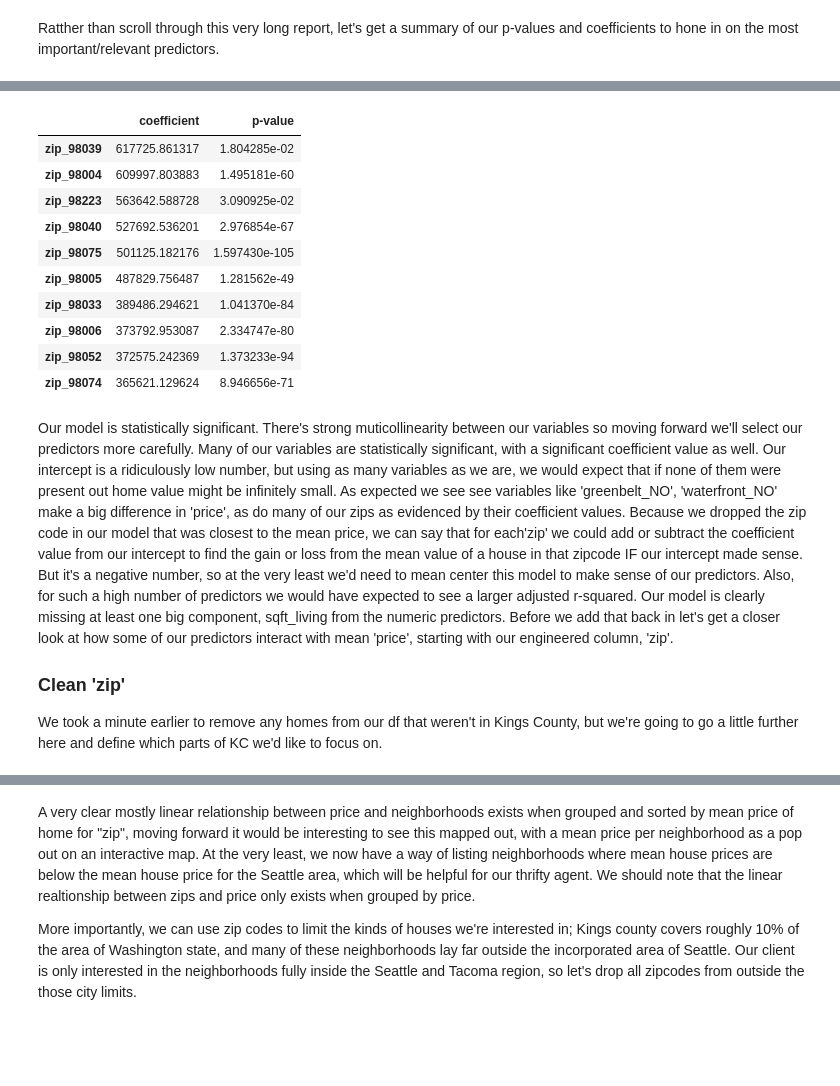
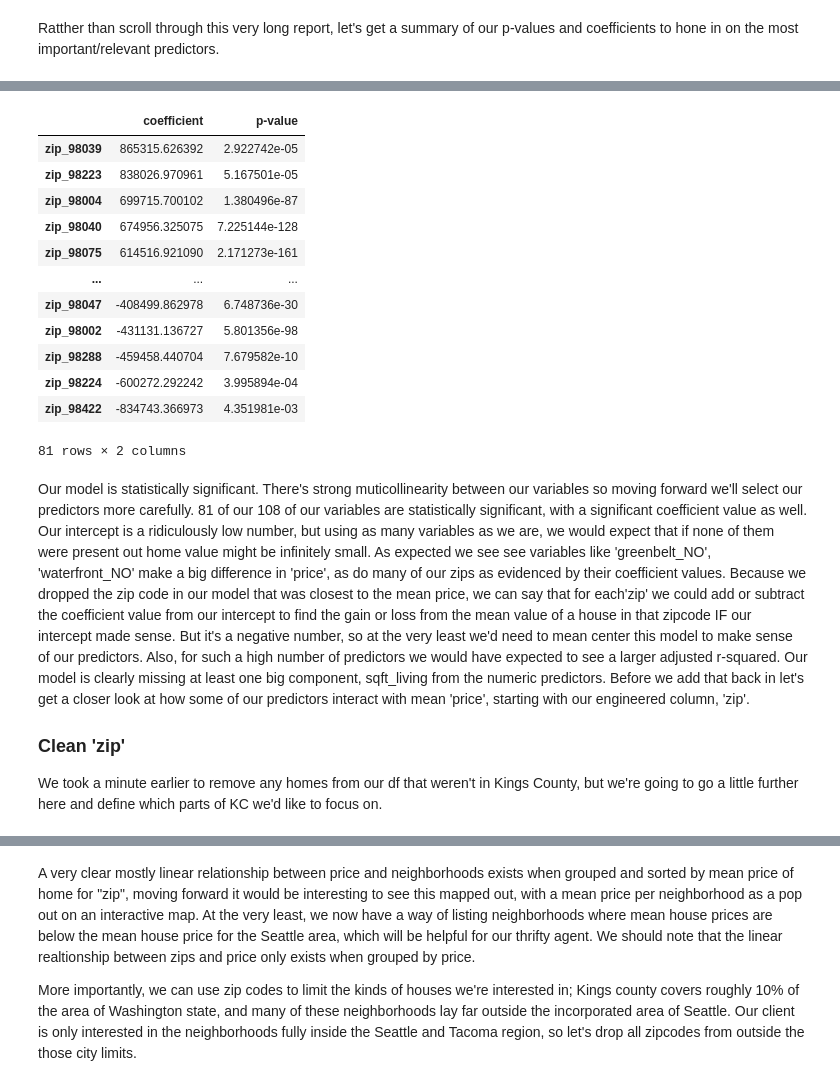
Before and after one commit to slowings/phase2-project, a Jupyter notebook: Final.ipynb, the cells around one changed output, grey strips where cells are left out. Cells and saved outputs as stored; diff of their text form; code cells hidden in the pictures; blank space fills up the shorter version.

```diff
--- a/Final.ipynb
+++ b/Final.ipynb
@@ -254,9 +270,9 @@ Name: sqft_living, dtype: float64
 Our std of 871 indicates that we should also be looking for outliers- when considering mean house size, that's a pretty large margin of error (almost 1/2 of the average sized house in KC) and so there must be houses that are exceptionally large that are skewing our model.  We can also see from our min value of 3 that there might be some errors and outliers on the smaller side too, we'll need to remove some of these.  However, we need to be very careful about how we do this, as removing data can lead to model manipulation and less acuuracy overall.  We'll remove all houses in the typical oulier range of 3%, to minimize model manipulation, but gain some accuracy in our predictions.  This will drop considerably fewer records than preserving the middle quartile range, so our model should still be fairly accurate.
 # %%
 #establish quantiles
-q_low = df_clean['sqft_living'].quantile(0.03)
+q_low = kc_clean['sqft_living'].quantile(0.03)
 
-q_high = df_clean['sqft_living'].quantile(0.97)
+q_high = kc_clean['sqft_living'].quantile(0.97)
 # %%
 #remove outliers
-kc_clean= df_clean[(df_clean['sqft_living']< q_high) & (df_clean['sqft_living']> q_low)]
+df_kc= kc_clean[(kc_clean['sqft_living']< q_high) & (kc_clean['sqft_living']> q_low)]
@@ -282,8 +293,8 @@ Name: sqft_living, dtype: float64
 We can see that our std has dropped to 733 from 871 for sqft_living by dropping 1767 outliers out of 28,642 records.  Let's build our first model to see how sqft_living would interact with 'price' on it's own.
 # %%
 # Build a model to fit a regression line and check the distribution of sqft_living
-y=df_clean['price']
-X=df_clean['sqft_living']
+y=df_kc['price']
+X=df_kc['sqft_living']
 
 sgft_model = sm.OLS(y, sm.add_constant(X))
 sqft_results = sgft_model.fit()
@@ -344,8 +351,8 @@ min      2.756300e+04
 max      1.574000e+07
 Name: price, dtype: float64
 # %%
-std_thresh = kc_clean.price.std()*3
-kc_clean= kc_clean[kc_clean['price'] <= std_thresh]
+std_thresh = df_kc.price.std()*3
+kc_clean= df_kc[df_kc['price'] <= std_thresh]
 # %%
 sm.qqplot(kc_clean['price'], line='r');
 # %% [output]
@@ -437,21 +444,23 @@ results_raw
 108 rows × 2 columns
 # %%
 results_raw = results_raw[results_raw["p-value"] < 0.05].sort_values(by="coefficient", ascending=False)
-results_raw.head(10)
+results_raw
 # %% [output]
 |  | coefficient | p-value |
-| zip_98039 | 617725.861317 | 1.804285e-02 |
-| zip_98004 | 609997.803883 | 1.495181e-60 |
-| zip_98223 | 563642.588728 | 3.090925e-02 |
-| zip_98040 | 527692.536201 | 2.976854e-67 |
-| zip_98075 | 501125.182176 | 1.597430e-105 |
-| zip_98005 | 487829.756487 | 1.281562e-49 |
-| zip_98033 | 389486.294621 | 1.041370e-84 |
-| zip_98006 | 373792.953087 | 2.334747e-80 |
-| zip_98052 | 372575.242369 | 1.373233e-94 |
-| zip_98074 | 365621.129624 | 8.946656e-71 |
+| zip_98039 | 865315.626392 | 2.922742e-05 |
+| zip_98223 | 838026.970961 | 5.167501e-05 |
+| zip_98004 | 699715.700102 | 1.380496e-87 |
+| zip_98040 | 674956.325075 | 7.225144e-128 |
+| zip_98075 | 614516.921090 | 2.171273e-161 |
+| ... | ... | ... |
+| zip_98047 | -408499.862978 | 6.748736e-30 |
+| zip_98002 | -431131.136727 | 5.801356e-98 |
+| zip_98288 | -459458.440704 | 7.679582e-10 |
+| zip_98224 | -600272.292242 | 3.995894e-04 |
+| zip_98422 | -834743.366973 | 4.351981e-03 |
+81 rows × 2 columns
 # %% [markdown]
-Our model is statistically significant. There's strong muticollinearity between our variables so moving forward we'll select our predictors more carefully.  Many of our variables are statistically significant, with a significant coefficient value as well.  Our intercept is a ridiculously low number, but using as many variables as we are, we would expect that if none of them were present out home value might be infinitely small.  As expected we see see variables like 'greenbelt_NO', 'waterfront_NO' make a big difference in 'price', as do many of our zips as evidenced by their coefficient values.  Because we dropped the zip code in our model that was closest to the mean price, we can say that for each'zip' we could add or subtract the coefficient value from our intercept to find the gain or loss from the mean value of a house in that zipcode IF our intercept made sense.  But it's a negative number, so at the very least we'd need to mean center this model to make sense of our predictors. Also, for such a high number of predictors we would have expected to see a larger adjusted r-squared.  Our model is clearly missing at least one big component, sqft_living from the numeric predictors.  Before we add that back in let's get a closer look at how some of our predictors interact with mean 'price', starting with our engineered column, 'zip'.
+Our model is statistically significant. There's strong muticollinearity between our variables so moving forward we'll select our predictors more carefully.  81 of our 108 of our variables are statistically significant, with a significant coefficient value as well.  Our intercept is a ridiculously low number, but using as many variables as we are, we would expect that if none of them were present out home value might be infinitely small.  As expected we see see variables like 'greenbelt_NO', 'waterfront_NO' make a big difference in 'price', as do many of our zips as evidenced by their coefficient values.  Because we dropped the zip code in our model that was closest to the mean price, we can say that for each'zip' we could add or subtract the coefficient value from our intercept to find the gain or loss from the mean value of a house in that zipcode IF our intercept made sense.  But it's a negative number, so at the very least we'd need to mean center this model to make sense of our predictors. Also, for such a high number of predictors we would have expected to see a larger adjusted r-squared.  Our model is clearly missing at least one big component, sqft_living from the numeric predictors.  Before we add that back in let's get a closer look at how some of our predictors interact with mean 'price', starting with our engineered column, 'zip'.
 
 ### Clean 'zip'
 
```
Also changed, not shown: parts of 32 cells of this notebook.
